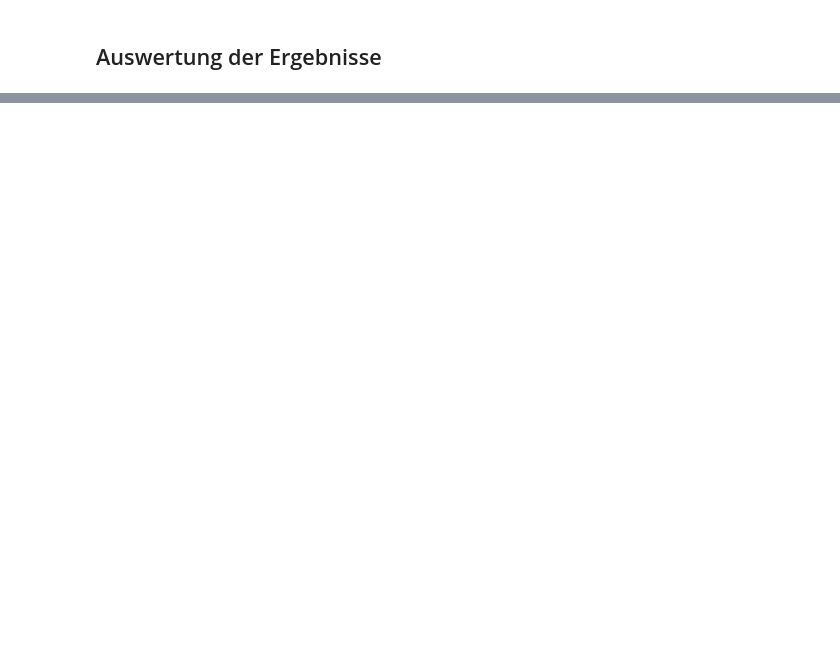
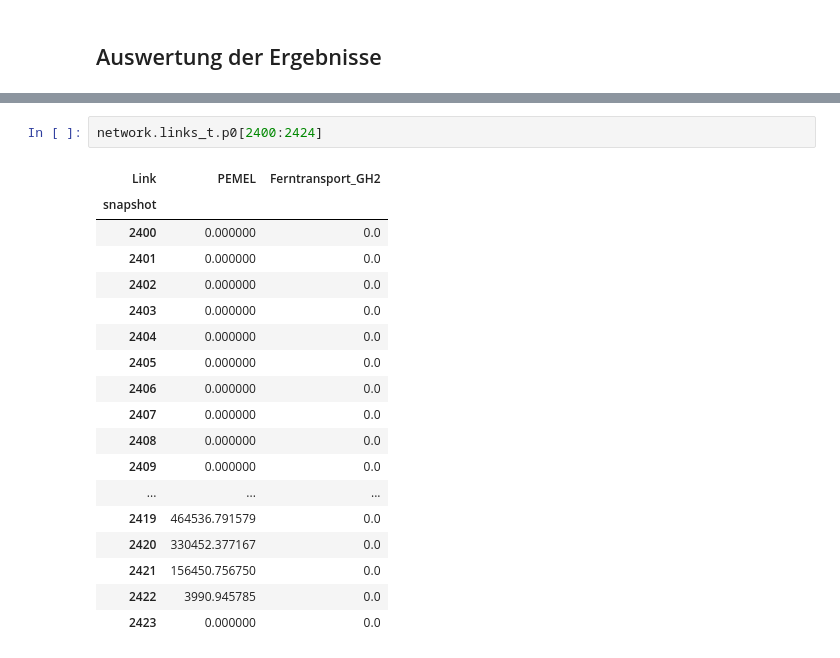
Before and after one commit to cgipser/DWE, a Jupyter notebook: Projektarbeit.ipynb, the cells around one changed output, grey strips where cells are left out. Drawn from its saved outputs; the diff is of its cells as text; blank space fills up the shorter version.

```diff
--- a/Projektarbeit.ipynb
+++ b/Projektarbeit.ipynb
@@ -250,0 +290,21 @@ network.generators_t.p.plot(figsize = (15,8))
+# %%
+network.links_t.p0[2400:2424]
+# %% [output]
+| Link | PEMEL | Ferntransport_GH2 |
+| snapshot |  |  |
+| 2400 | 0.000000 | 0.0 |
+| 2401 | 0.000000 | 0.0 |
+| 2402 | 0.000000 | 0.0 |
+| 2403 | 0.000000 | 0.0 |
+| 2404 | 0.000000 | 0.0 |
+| 2405 | 0.000000 | 0.0 |
+| 2406 | 0.000000 | 0.0 |
+| 2407 | 0.000000 | 0.0 |
+| 2408 | 0.000000 | 0.0 |
+| 2409 | 0.000000 | 0.0 |
+| ... | ... | ... |
+| 2419 | 464536.791579 | 0.0 |
+| 2420 | 330452.377167 | 0.0 |
+| 2421 | 156450.756750 | 0.0 |
+| 2422 | 3990.945785 | 0.0 |
+| 2423 | 0.000000 | 0.0 |
```
Also changed, not shown: parts of 21 cells of this notebook, 1 other file.
